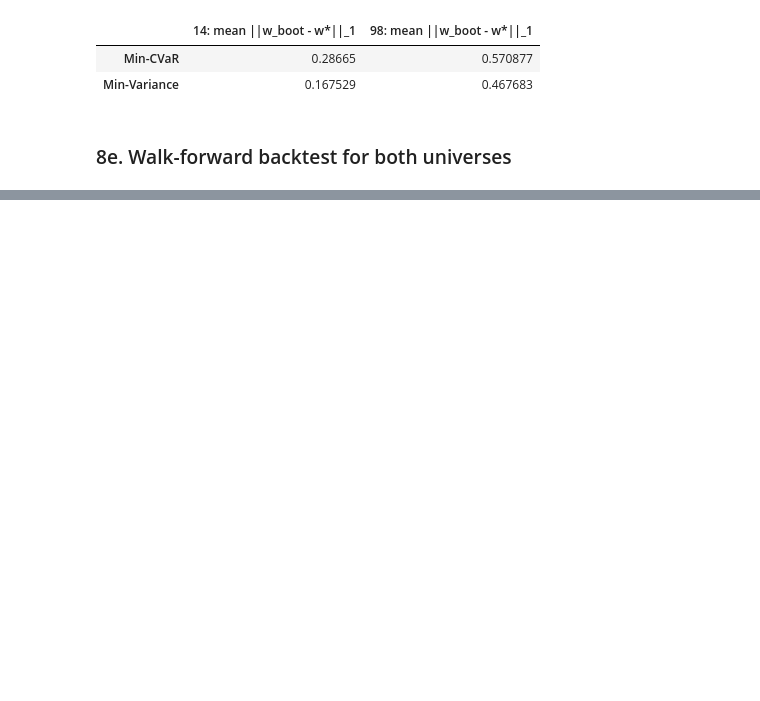
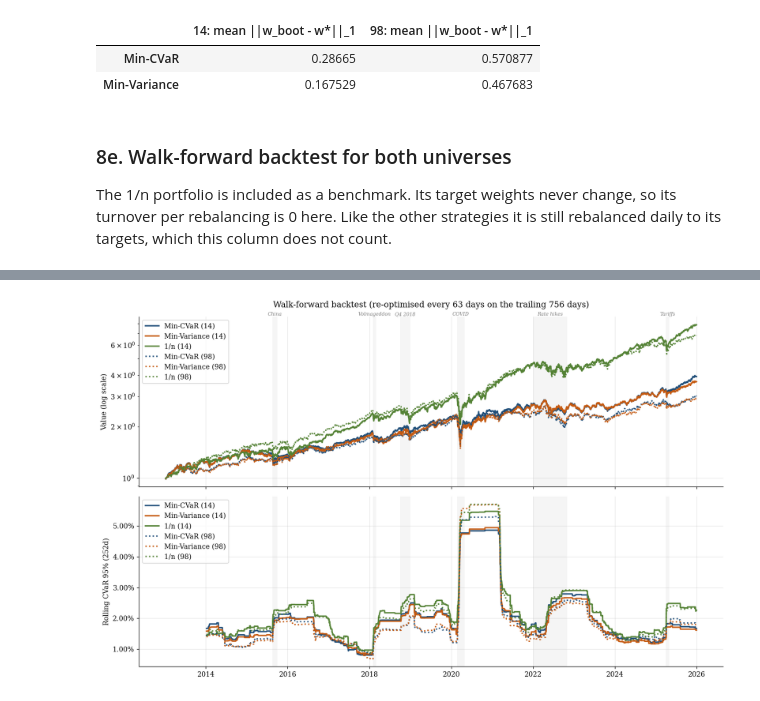
Before and after one commit to kichelmoon/conditionalvar, a Jupyter notebook: analysis.ipynb, the cells around one changed output, grey strips where cells are left out. Saved outputs shown, nothing was run; the diff lists cells and outputs as text; code cells hidden in the pictures; blank space fills up the shorter version.

```diff
--- a/analysis.ipynb
+++ b/analysis.ipynb
@@ -525,7 +536,10 @@ pd.concat([bootstrap_instability(run, n_boot=30) for run in runs], axis=1)
 | Min-Variance | 0.167529 | 0.467683 |
 # %% [markdown]
 ### 8e. Walk-forward backtest for both universes
+
+The 1/n portfolio is included as a benchmark. Its target weights never change, so its turnover per rebalancing is 0 here. Like the other strategies it is still rebalanced daily to its targets, which this column does not count.
 # %%
+from cvar_portfolio import equal_weight
 from cvar_portfolio.plots import universe_styles
 
 wf = {}
@@ -533,7 +547,8 @@ for run in runs:
     port_u, hist_u = rolling_backtest(
         run.data.returns.to_numpy(), run.data.returns.index,
         {"Min-CVaR": lambda R: optimize_min_cvar(R, ALPHA),
-         "Min-Variance": lambda R: optimize_mean_variance(R, ALPHA)},
+         "Min-Variance": lambda R: optimize_mean_variance(R, ALPHA),
+         "1/n": lambda R: equal_weight(R, ALPHA)},
         lookback=756, rebalance=63,
     )
     for name in port_u:
@@ -549,3 +564,4 @@ display(pd.DataFrame({lab: {"ann. return": r.mean() * 252,
 fig = plots.plot_backtest(port_all, alpha=ALPHA, lookback=756, rebalance=63,
                           styles=universe_styles(list(port_all.columns)),
                           save_path="results/backtest_universes.png"); plt.show()
+# %% [output]
@@ -551,0 +573 @@ fig = plots.plot_backtest(port_all, alpha=ALPHA, lookback=756, rebalance=63,
+[figure, added]
```
Also changed, not shown: parts of 8 cells of this notebook, 8 other files.
